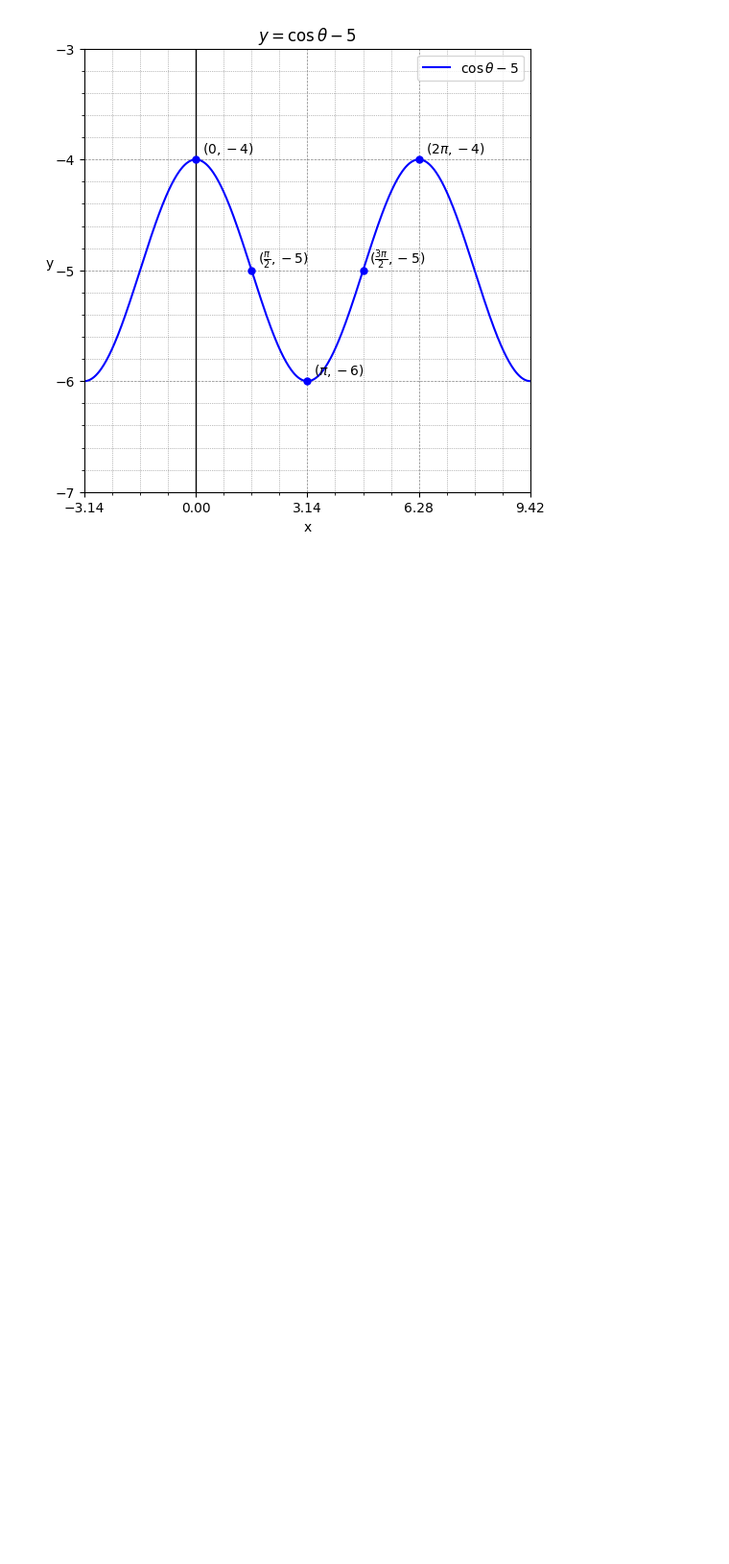
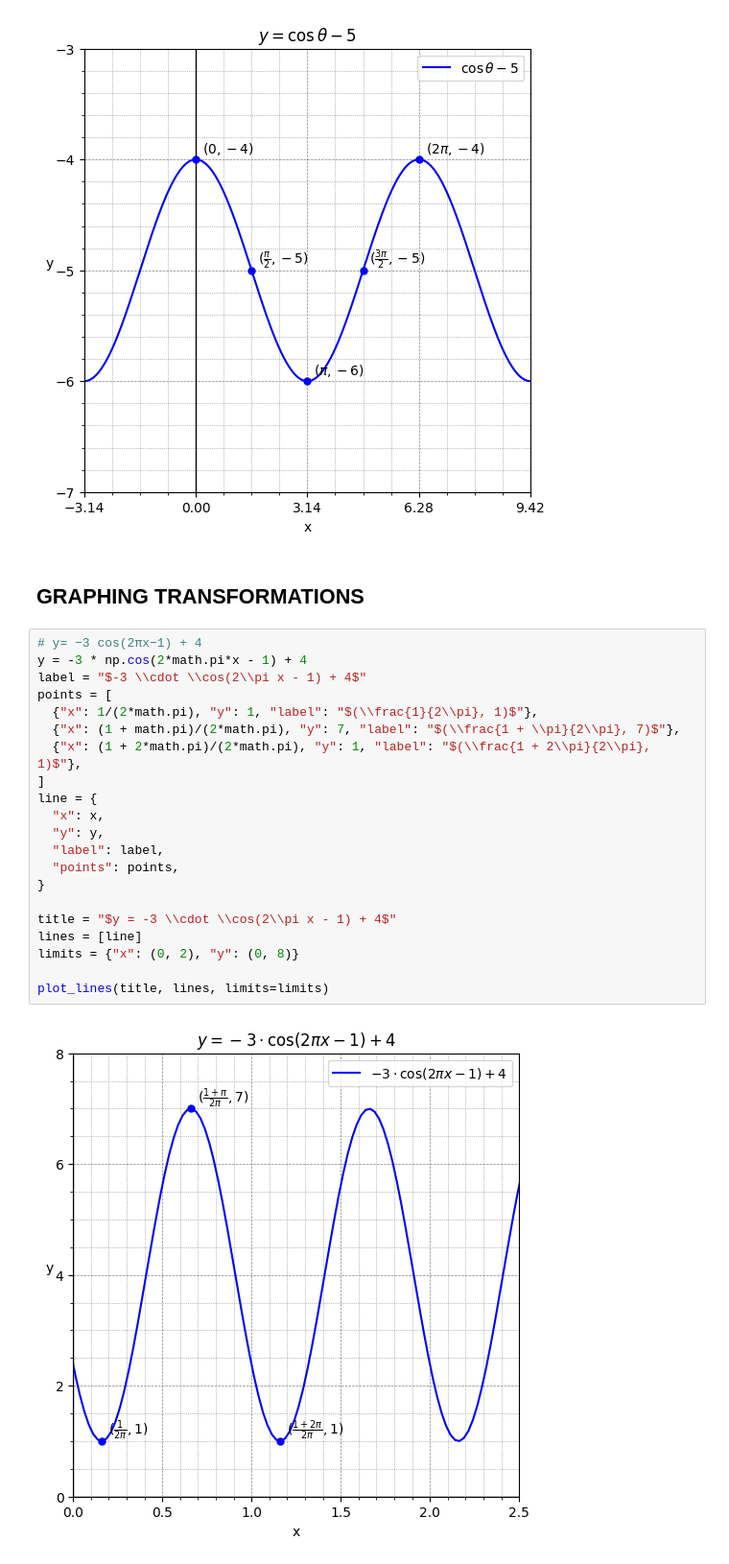
Before and after one commit to seanjiangsh/math-practice, a Jupyter notebook: trigonometry/practice.ipynb, the cells around one changed output. Shown at 96% size. Cells and saved outputs as stored; diff of their text form; blank space fills up the shorter version.

Commit message:
Practice - GRAPHING TRANSFORMATIONS

```diff
--- a/trigonometry/practice.ipynb
+++ b/trigonometry/practice.ipynb
@@ -422,3 +422,28 @@ limits = {"x": (-math.pi, 3*math.pi), "y": (-7, -3)}
 plot_lines(title, lines, limits=limits)
 # %% [output]
 [figure]
+# %% [markdown]
+## GRAPHING TRANSFORMATIONS
+# %%
+# y= −3 cos(2πx−1) + 4
+y = -3 * np.cos(2*math.pi*x - 1) + 4
+label = "$-3 \\cdot \\cos(2\\pi x - 1) + 4$"
+points = [
+  {"x": 1/(2*math.pi), "y": 1, "label": "$(\\frac{1}{2\\pi}, 1)$"},
+  {"x": (1 + math.pi)/(2*math.pi), "y": 7, "label": "$(\\frac{1 + \\pi}{2\\pi}, 7)$"},
+  {"x": (1 + 2*math.pi)/(2*math.pi), "y": 1, "label": "$(\\frac{1 + 2\\pi}{2\\pi}, 1)$"},
+]
+line = {
+  "x": x,
+  "y": y,
+  "label": label,
+  "points": points,
+}
+
+title = "$y = -3 \\cdot \\cos(2\\pi x - 1) + 4$"
+lines = [line]
+limits = {"x": (0, 2), "y": (0, 8)}
+
+plot_lines(title, lines, limits=limits)
+# %% [output]
+[figure, added]
```
Also changed, not shown: parts of 4 cells of this notebook.
